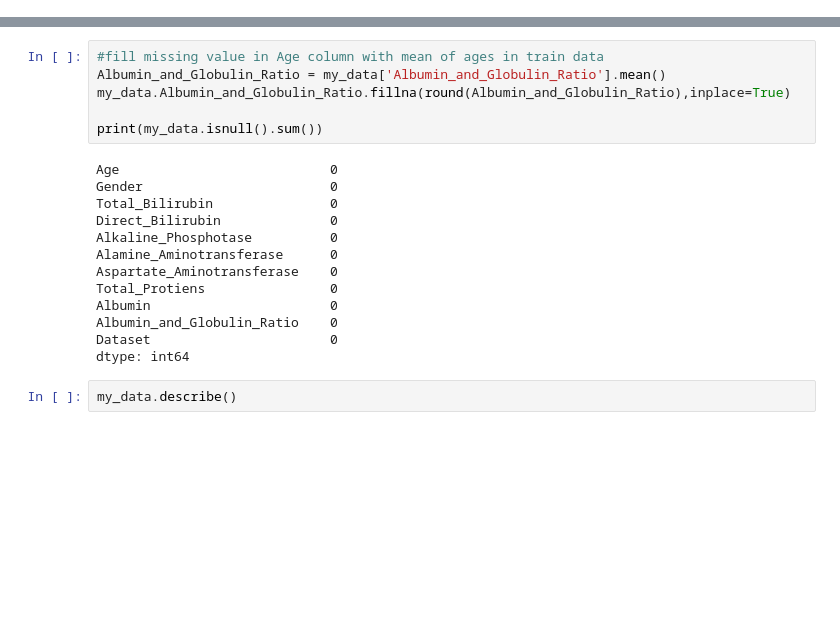
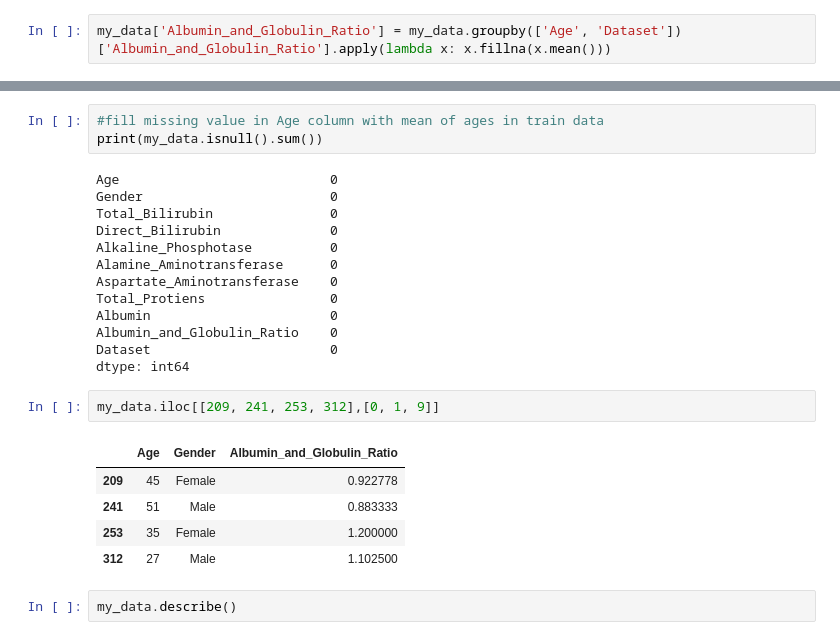
Before and after one commit to pinoden/indian_liver_patient, a Jupyter notebook: indian_liver_patient.ipynb, the cells around one changed output, grey strips where cells are left out. Saved outputs shown, nothing was run; the diff lists cells and outputs as text; blank space fills up the shorter version.

```diff
--- a/indian_liver_patient.ipynb
+++ b/indian_liver_patient.ipynb
@@ -69,0 +125,2 @@ dtype: int64
+# %%
+my_data['Albumin_and_Globulin_Ratio'] = my_data.groupby(['Age', 'Dataset'])['Albumin_and_Globulin_Ratio'].apply(lambda x: x.fillna(x.mean()))
@@ -70,8 +136,5 @@ dtype: int64
 # %%
 #fill missing value in Age column with mean of ages in train data
-Albumin_and_Globulin_Ratio = my_data['Albumin_and_Globulin_Ratio'].mean()
-my_data.Albumin_and_Globulin_Ratio.fillna(round(Albumin_and_Globulin_Ratio),inplace=True)
-
 print(my_data.isnull().sum())
 # %% [output]
 Age                           0
@@ -86,6 +149,14 @@ Albumin                       0
 Albumin_and_Globulin_Ratio    0
 Dataset                       0
 dtype: int64
+# %%
+my_data.iloc[[209, 241, 253, 312],[0, 1, 9]]
+# %% [output]
+|  | Age | Gender | Albumin_and_Globulin_Ratio |
+| 209 | 45 | Female | 0.922778 |
+| 241 | 51 | Male | 0.883333 |
+| 253 | 35 | Female | 1.200000 |
+| 312 | 27 | Male | 1.102500 |
 # %%
 my_data.describe()
 # %% [output]
```
Also changed, not shown: parts of 16 cells of this notebook, 1 other file.
